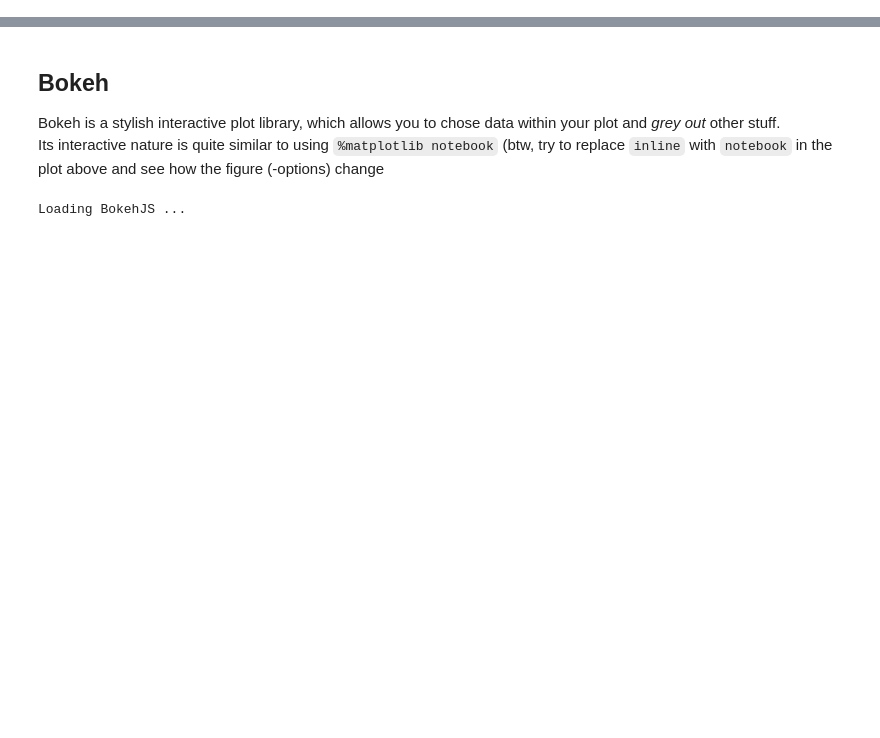
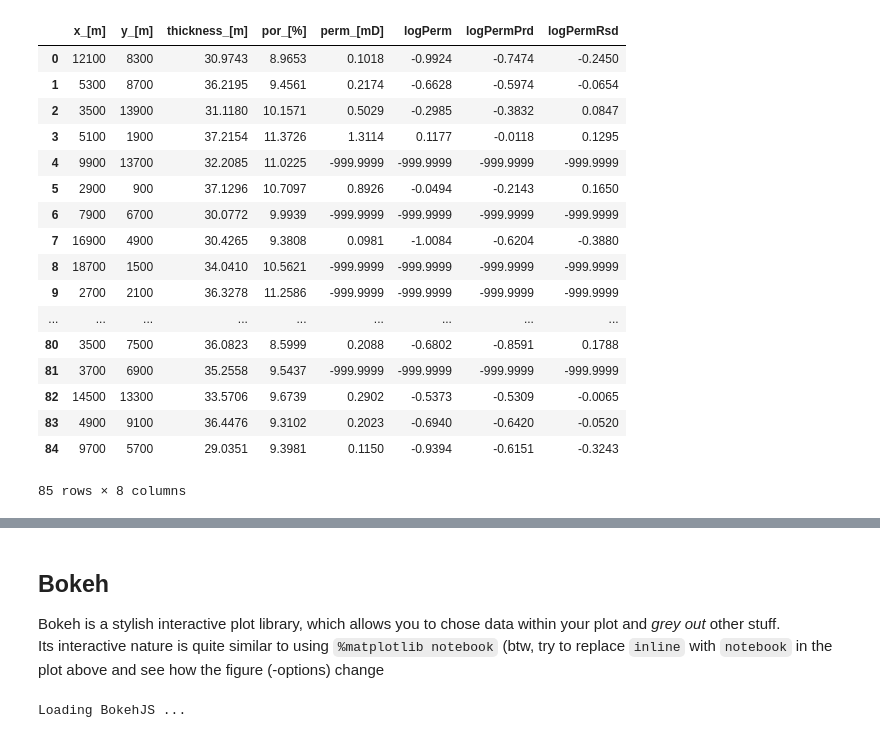
Before and after one commit to Japhiolite/geothermics, a Jupyter notebook: 00_Plotting_in_python.ipynb, the cells around one changed output, grey strips where cells are left out. Cells and saved outputs as stored; diff of their text form; code cells hidden in the pictures; blank space fills up the shorter version.

```diff
--- a/00_Plotting_in_python.ipynb
+++ b/00_Plotting_in_python.ipynb
@@ -41,0 +35,23 @@ else:
+# %%
+ds = p.read_csv('ZoneC_ex.dat', skiprows=1, delim_whitespace=True)
+# we skip the first row, as it has non-relevant information, and address that our data is separated by whitespaces
+ds
+# %% [output]
+|  | x_[m] | y_[m] | thickness_[m] | por_[%] | perm_[mD] | logPerm | logPermPrd | logPermRsd |
+| 0 | 12100 | 8300 | 30.9743 | 8.9653 | 0.1018 | -0.9924 | -0.7474 | -0.2450 |
+| 1 | 5300 | 8700 | 36.2195 | 9.4561 | 0.2174 | -0.6628 | -0.5974 | -0.0654 |
+| 2 | 3500 | 13900 | 31.1180 | 10.1571 | 0.5029 | -0.2985 | -0.3832 | 0.0847 |
+| 3 | 5100 | 1900 | 37.2154 | 11.3726 | 1.3114 | 0.1177 | -0.0118 | 0.1295 |
+| 4 | 9900 | 13700 | 32.2085 | 11.0225 | -999.9999 | -999.9999 | -999.9999 | -999.9999 |
+| 5 | 2900 | 900 | 37.1296 | 10.7097 | 0.8926 | -0.0494 | -0.2143 | 0.1650 |
+| 6 | 7900 | 6700 | 30.0772 | 9.9939 | -999.9999 | -999.9999 | -999.9999 | -999.9999 |
+| 7 | 16900 | 4900 | 30.4265 | 9.3808 | 0.0981 | -1.0084 | -0.6204 | -0.3880 |
+| 8 | 18700 | 1500 | 34.0410 | 10.5621 | -999.9999 | -999.9999 | -999.9999 | -999.9999 |
+| 9 | 2700 | 2100 | 36.3278 | 11.2586 | -999.9999 | -999.9999 | -999.9999 | -999.9999 |
+| ... | ... | ... | ... | ... | ... | ... | ... | ... |
+| 80 | 3500 | 7500 | 36.0823 | 8.5999 | 0.2088 | -0.6802 | -0.8591 | 0.1788 |
+| 81 | 3700 | 6900 | 35.2558 | 9.5437 | -999.9999 | -999.9999 | -999.9999 | -999.9999 |
+| 82 | 14500 | 13300 | 33.5706 | 9.6739 | 0.2902 | -0.5373 | -0.5309 | -0.0065 |
+| 83 | 4900 | 9100 | 36.4476 | 9.3102 | 0.2023 | -0.6940 | -0.6420 | -0.0520 |
+| 84 | 9700 | 5700 | 29.0351 | 9.3981 | 0.1150 | -0.9394 | -0.6151 | -0.3243 |
+85 rows × 8 columns
```
Also changed, not shown: parts of 10 cells of this notebook, 1 other file.
